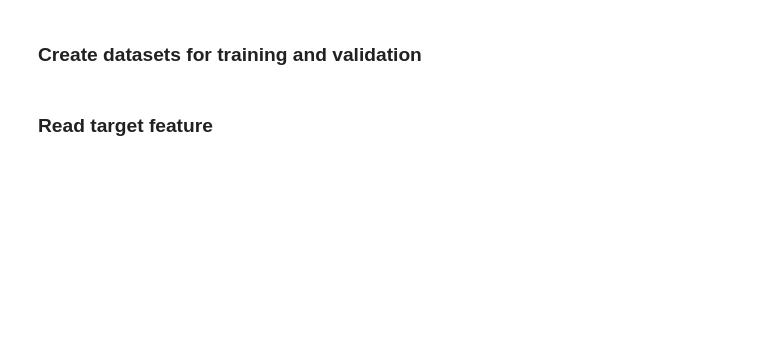
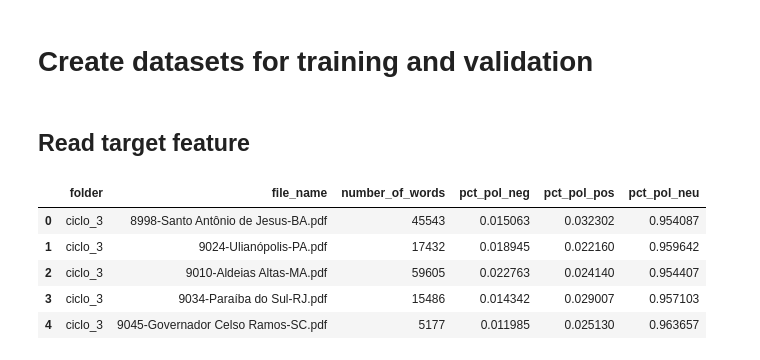
Before and after one commit to lucasbruscato/Master, a Jupyter notebook: 2_database/data_processing/02_data_processing.ipynb, the cells around one changed output. Cells and saved outputs as stored; diff of their text form; code cells hidden in the pictures; blank space fills up the shorter version.

```diff
--- a/2_database/data_processing/02_data_processing.ipynb
+++ b/2_database/data_processing/02_data_processing.ipynb
@@ -1,4 +1,4 @@
 # %% [markdown]
-### Create datasets for training and validation
+# Create datasets for training and validation
 # %%
 import pandas as pd
@@ -7,7 +7,16 @@ import numpy as np
 import os
 # %% [markdown]
-### Read target feature
+## Read target feature
 # %%
 target_feature = pd.read_csv('../target_feature/01_create_target_feature.csv',
                              sep=';')
+# %%
+target_feature.head()
+# %% [output]
+|  | folder | file_name | number_of_words | pct_pol_neg | pct_pol_pos | pct_pol_neu |
+| 0 | ciclo_3 | 8998-Santo Antônio de Jesus-BA.pdf | 45543 | 0.015063 | 0.032302 | 0.954087 |
+| 1 | ciclo_3 | 9024-Ulianópolis-PA.pdf | 17432 | 0.018945 | 0.022160 | 0.959642 |
+| 2 | ciclo_3 | 9010-Aldeias Altas-MA.pdf | 59605 | 0.022763 | 0.024140 | 0.954407 |
+| 3 | ciclo_3 | 9034-Paraíba do Sul-RJ.pdf | 15486 | 0.014342 | 0.029007 | 0.957103 |
+| 4 | ciclo_3 | 9045-Governador Celso Ramos-SC.pdf | 5177 | 0.011985 | 0.025130 | 0.963657 |
 # %%
```
Also changed, not shown: parts of 27 cells of this notebook, 12 other files.
